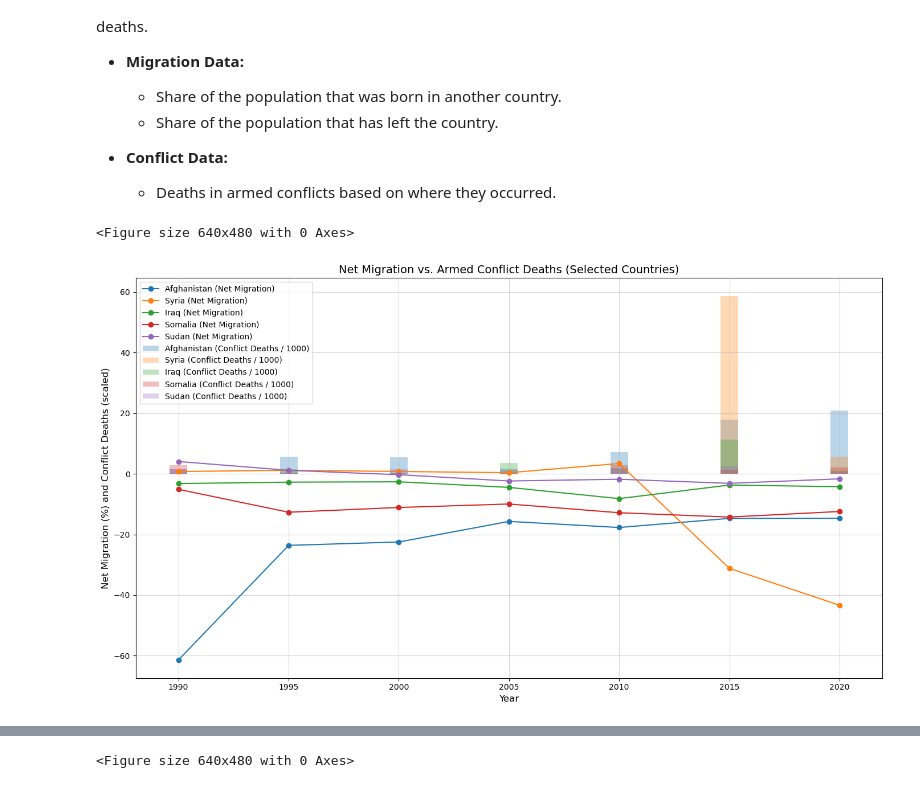
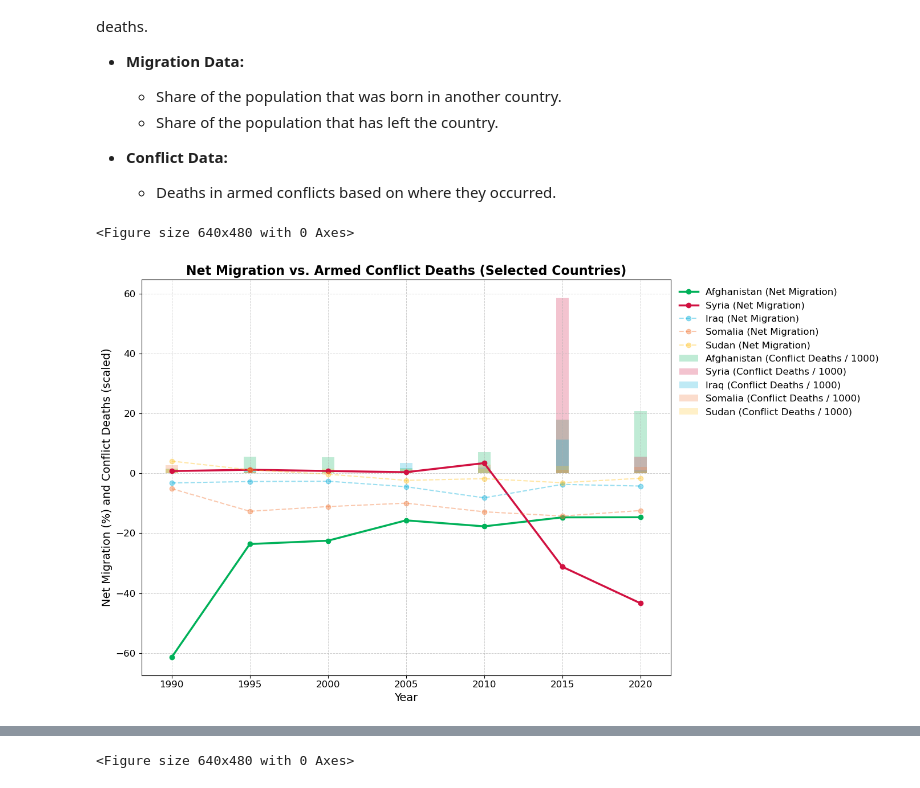
Before and after one commit to anshimathur/group-4-project-1, a Jupyter notebook: migration_deaths_in_armed_conflicts_analysis.ipynb, the cells around one changed output, grey strips where cells are left out. Cells and saved outputs as stored; diff of their text form; code cells hidden in the pictures.

```diff
--- a/migration_deaths_in_armed_conflicts_analysis.ipynb
+++ b/migration_deaths_in_armed_conflicts_analysis.ipynb
@@ -59,39 +59,73 @@ merged_data["Net Migration (%)"] = merged_data["Born in (%)"] - merged_data["Lef
 countries_to_plot = ["Afghanistan", "Syria", "Iraq", "Somalia", "Sudan"]
 filtered_data = merged_data[merged_data["Entity"].isin(countries_to_plot)]
 # %%
-# Plot it
+import matplotlib.pyplot as plt
+
+# Clear figure
 plt.clf()
 plt.figure(figsize=(14, 8))
 
-# Plot Net Migration (%) as a line chart and overlay Conflict Deaths as bars
+# Define color palette
+colors = {
+    "Afghanistan": "#00b159",  # Green
+    "Syria": "#d11141",       # Bright Red
+    "Iraq": "#00aedb",        # Light Blue
+    "Somalia": "#f37735",     # Orange
+    "Sudan": "#ffc425"        # Yellow
+}
+
+# Define line visibility settings
+emphasized_countries = ["Afghanistan", "Syria"]  # Key trends
+deemphasized_countries = ["Iraq", "Somalia", "Sudan"]  # Flat trends
+
+# Plot Net Migration (%) with adjusted opacity
 for country in countries_to_plot:
     country_data = filtered_data[filtered_data["Entity"] == country]
+
+    # Set transparency & linestyle based on importance
+    if country in emphasized_countries:
+        alpha, linestyle, linewidth = 1.0, "-", 2.5  # Full visibility
+    else:
+        alpha, linestyle, linewidth = 0.4, "--", 1.5  # Deemphasized lines
+
     plt.plot(
         country_data["Year"],
         country_data["Net Migration (%)"],
         label=f"{country} (Net Migration)",
-        marker='o'
+        marker='o',
+        linestyle=linestyle,
+        linewidth=linewidth,
+        markersize=6,
+        color=colors[country],
+        alpha=alpha  # Adjusted opacity
     )
+
+    # Keep conflict deaths bars at low transparency
     plt.bar(
         country_data["Year"],
         country_data["Conflict Deaths"] / 1000,
-        alpha=0.3,
+        alpha=0.25,
+        color=colors[country],
         label=f"{country} (Conflict Deaths / 1000)"
     )
 
-# Make ts look nice
-plt.title("Net Migration vs. Armed Conflict Deaths (Selected Countries)", fontsize=14)
-plt.xlabel("Year", fontsize=12)
-plt.ylabel("Net Migration (%) and Conflict Deaths (scaled)", fontsize=12)
-plt.legend()
-plt.grid(alpha=0.5)
+# Enhance styling
+plt.title("Net Migration vs. Armed Conflict Deaths (Selected Countries)", fontsize=16, fontweight='bold')
+plt.xlabel("Year", fontsize=14)
+plt.ylabel("Net Migration (%) and Conflict Deaths (scaled)", fontsize=14)
+plt.xticks(fontsize=12)
+plt.yticks(fontsize=12)
+plt.grid(True, linestyle='--', linewidth=0.7, alpha=0.6)
+
+# Improve legend placement
+plt.legend(loc="upper left", bbox_to_anchor=(1,1), fontsize=12, frameon=False)
 plt.tight_layout()
 
-# Display it
+# Show plot
 plt.show()
 # %% [output]
 <Figure size 640x480 with 0 Axes>
-[figure, old version]
+[figure, new version]
 # %%
 # OPTIONAL: Filter for countries of interest based on highest deaths
 
```
Also changed, not shown: parts of 1 cell of this notebook.
